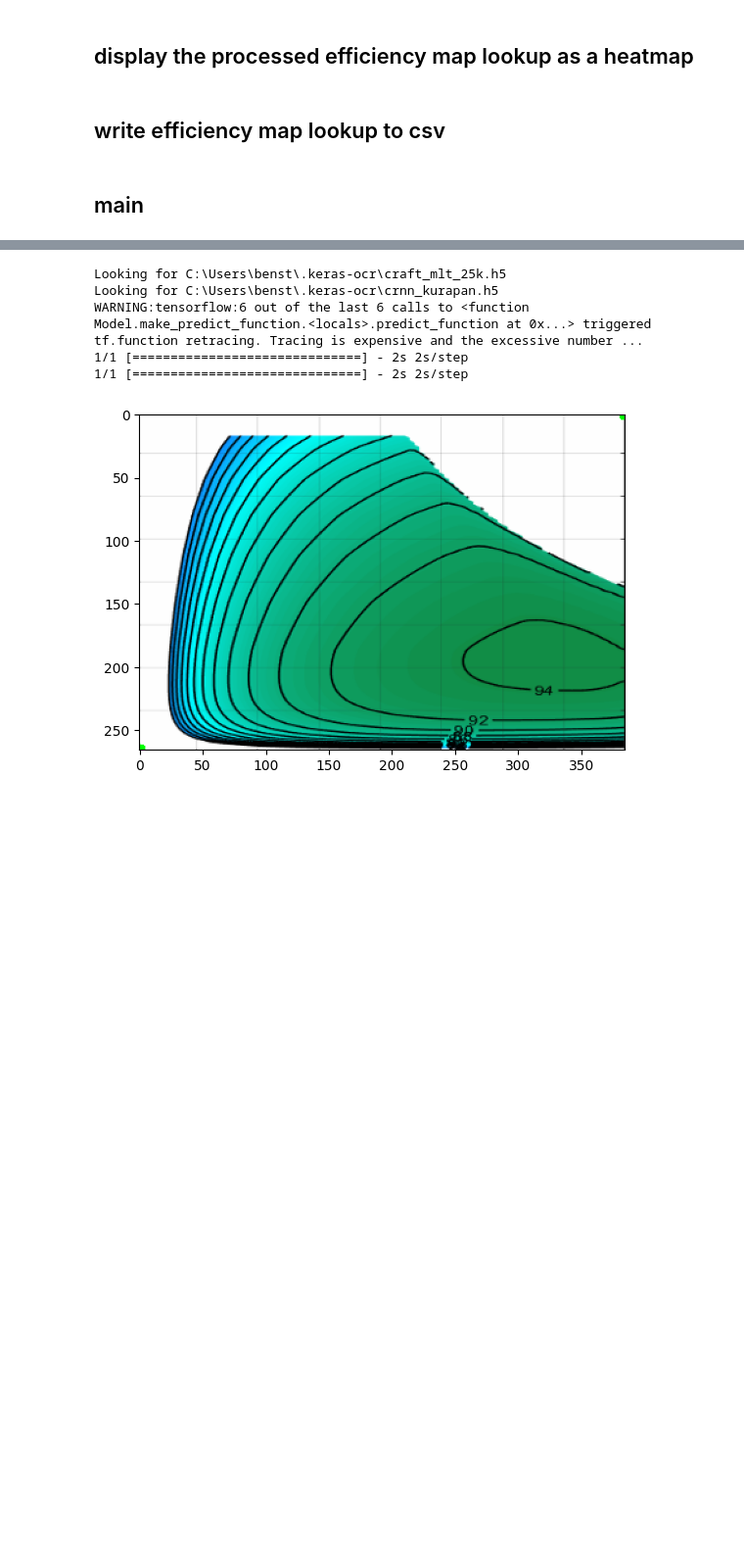
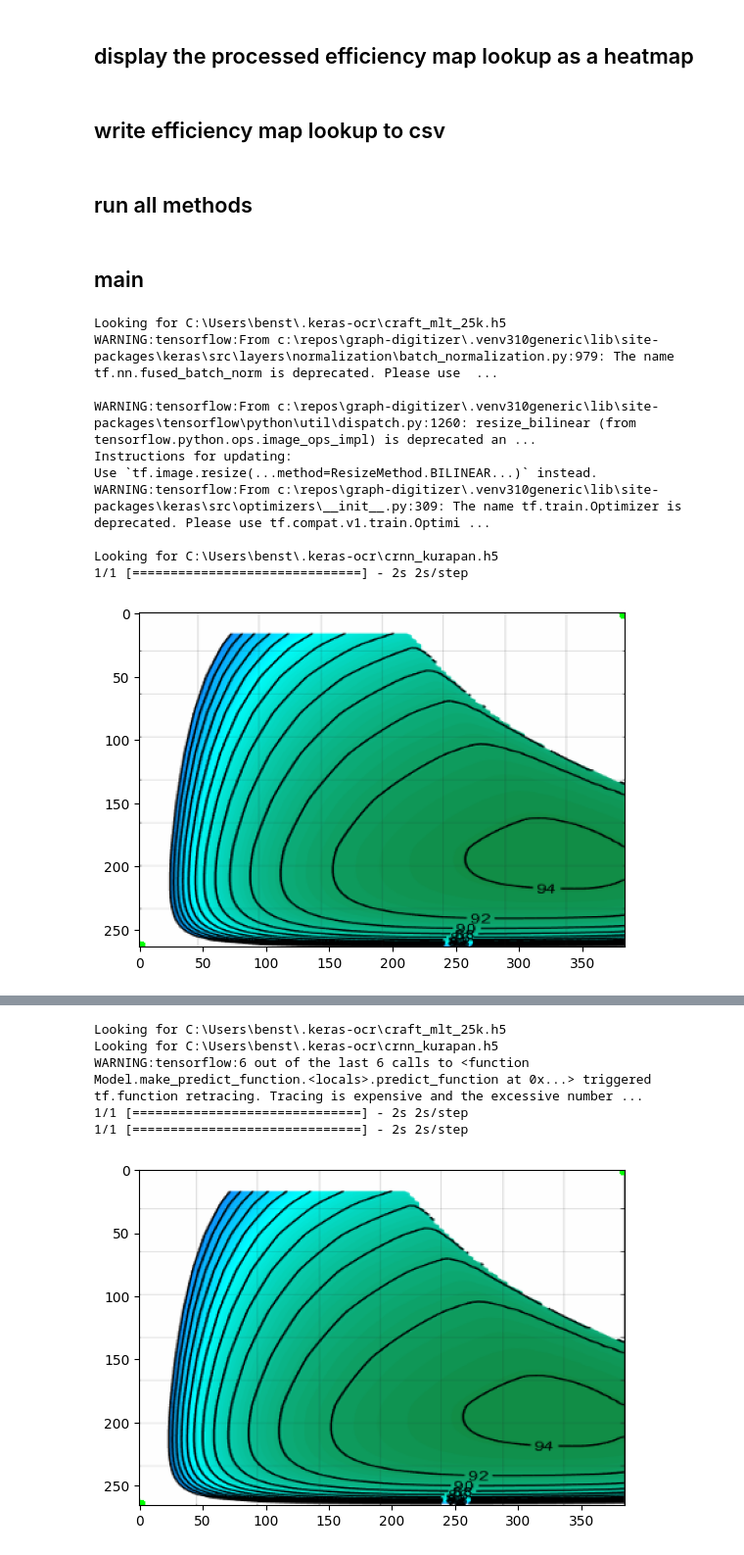
Before and after one commit to BenStevensPS/graph-digitizer, a Jupyter notebook: heatmap_digitizer_v2.ipynb, the cells around one changed output, grey strips where cells are left out. Shown at 98% size. Saved outputs shown, nothing was run; the diff lists cells and outputs as text; code cells hidden in the pictures; blank space fills up the shorter version.

Commit message:
add process function

```diff
--- a/heatmap_digitizer_v2.ipynb
+++ b/heatmap_digitizer_v2.ipynb
@@ -369,9 +369,39 @@ def efficiency_heatmap(efficiency_lookup_df, sc_boundaries_dict):
 # %%
 def output_efficienct_map_lookup(ID, df):
     df.to_csv('outputs\efficiency_map_lookup_'+ ID +'.csv')
+# %% [markdown]
+## run all methods
+# %%
+def process(ID):
+    em_img, em_boundaries_dict = get_efficiency_map_bounds(ID)
+    plt.imshow(em_img)
+    sc_img, sc_boundaries_dict = get_scale_bounds(ID)
+    mask_roi = define_roi(em_img)
+    scale, grayscale = get_scale(sc_img, sc_boundaries_dict)
+    em = infill_text(em_img)
+    nolines = infill_lines(em)
+    inscale = infill_not_in_scale(nolines, grayscale)
+    roi = apply_roi(inscale, mask_roi)
+    efficiency_lookup_df = efficiency_lookup(roi, scale, em_boundaries_dict)
+    efficiency_heatmap(efficiency_lookup_df, sc_boundaries_dict)
+    output_efficienct_map_lookup(ID, efficiency_lookup_df)
 # %% [markdown]
 ## main
 # %%
 #ID = 'HDSRM300'
 ID = 'YASA_P400'
 #ID = '180-100-009'
+# %%
+process(ID)
+# %% [output]
+Looking for C:\Users\benst\.keras-ocr\craft_mlt_25k.h5
+WARNING:tensorflow:From c:\repos\graph-digitizer\.venv310generic\lib\site-packages\keras\src\layers\normalization\batch_normalization.py:979: The name tf.nn.fused_batch_norm is deprecated. Please use  ...
+
+WARNING:tensorflow:From c:\repos\graph-digitizer\.venv310generic\lib\site-packages\tensorflow\python\util\dispatch.py:1260: resize_bilinear (from tensorflow.python.ops.image_ops_impl) is deprecated an ...
+Instructions for updating:
+Use `tf.image.resize(...method=ResizeMethod.BILINEAR...)` instead.
+WARNING:tensorflow:From c:\repos\graph-digitizer\.venv310generic\lib\site-packages\keras\src\optimizers\__init__.py:309: The name tf.train.Optimizer is deprecated. Please use tf.compat.v1.train.Optimi ...
+
+Looking for C:\Users\benst\.keras-ocr\crnn_kurapan.h5
+1/1 [==============================] - 2s 2s/step
+[figure, added]
```
Also changed, not shown: parts of 2 cells of this notebook.
